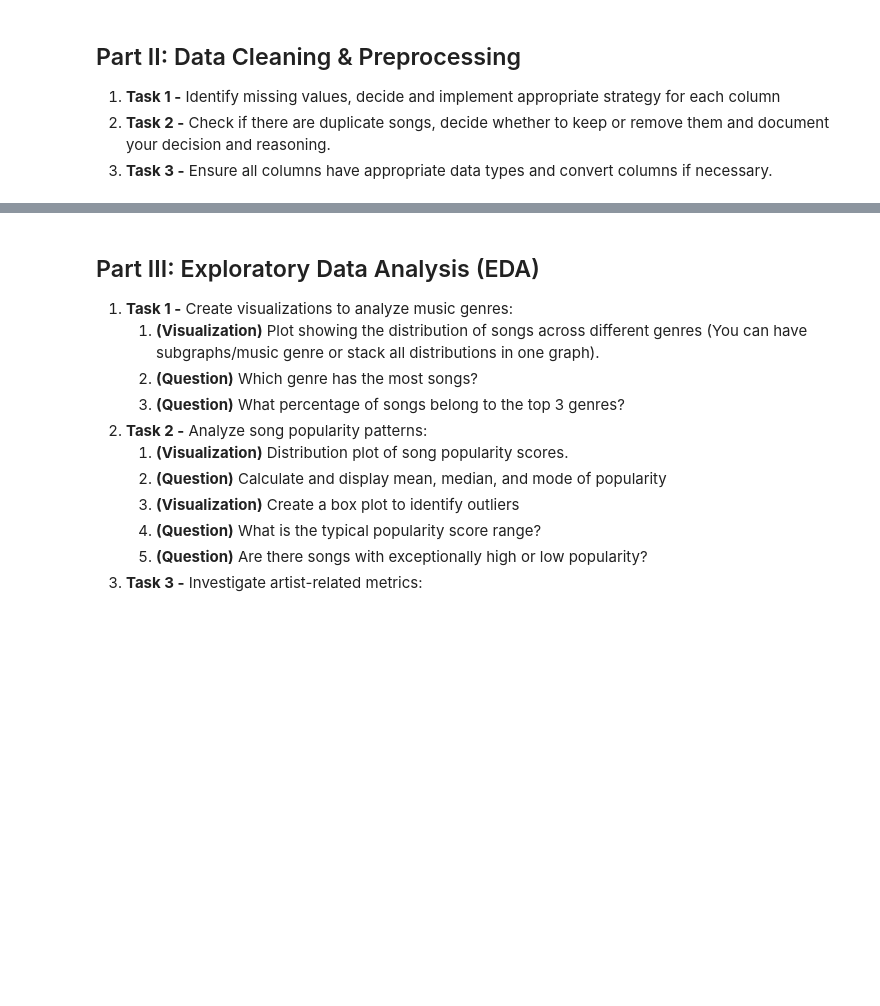
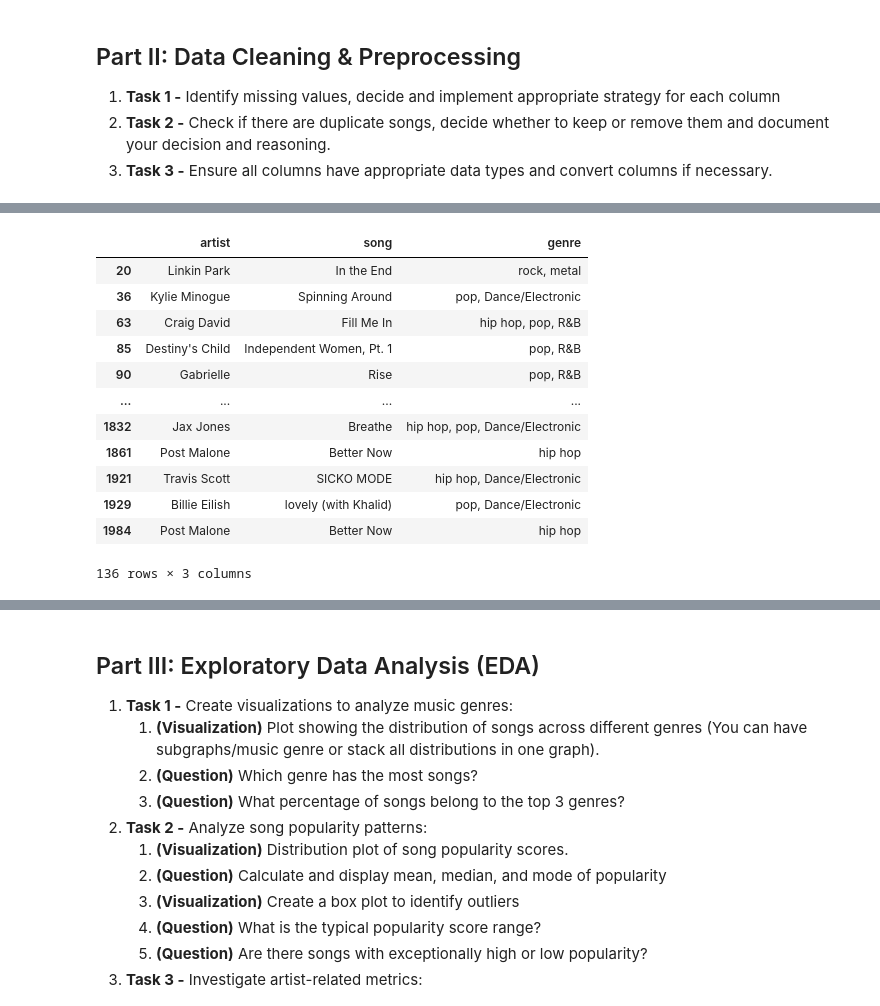
Before and after one commit to benzartimelek/Spotify_exploration, a Jupyter notebook: lab_draft.ipynb, the cells around one changed output, grey strips where cells are left out. Cells and saved outputs as stored; diff of their text form; code cells hidden in the pictures; blank space fills up the shorter version.

```diff
--- a/lab_draft.ipynb
+++ b/lab_draft.ipynb
@@ -29,0 +187,17 @@ Amisha & Melek
+# %%
+# Check duplicates caused by multi-genre tagging
+df[df.duplicated(subset=['artist','song','duration_ms'], keep=False)][['artist','song','genre']]
+# %% [output]
+|  | artist | song | genre |
+| 20 | Linkin Park | In the End | rock, metal |
+| 36 | Kylie Minogue | Spinning Around | pop, Dance/Electronic |
+| 63 | Craig David | Fill Me In | hip hop, pop, R&B |
+| 85 | Destiny's Child | Independent Women, Pt. 1 | pop, R&B |
+| 90 | Gabrielle | Rise | pop, R&B |
+| ... | ... | ... | ... |
+| 1832 | Jax Jones | Breathe | hip hop, pop, Dance/Electronic |
+| 1861 | Post Malone | Better Now | hip hop |
+| 1921 | Travis Scott | SICKO MODE | hip hop, Dance/Electronic |
+| 1929 | Billie Eilish | lovely (with Khalid) | pop, Dance/Electronic |
+| 1984 | Post Malone | Better Now | hip hop |
+136 rows × 3 columns
```
Also changed, not shown: parts of 24 cells of this notebook.
